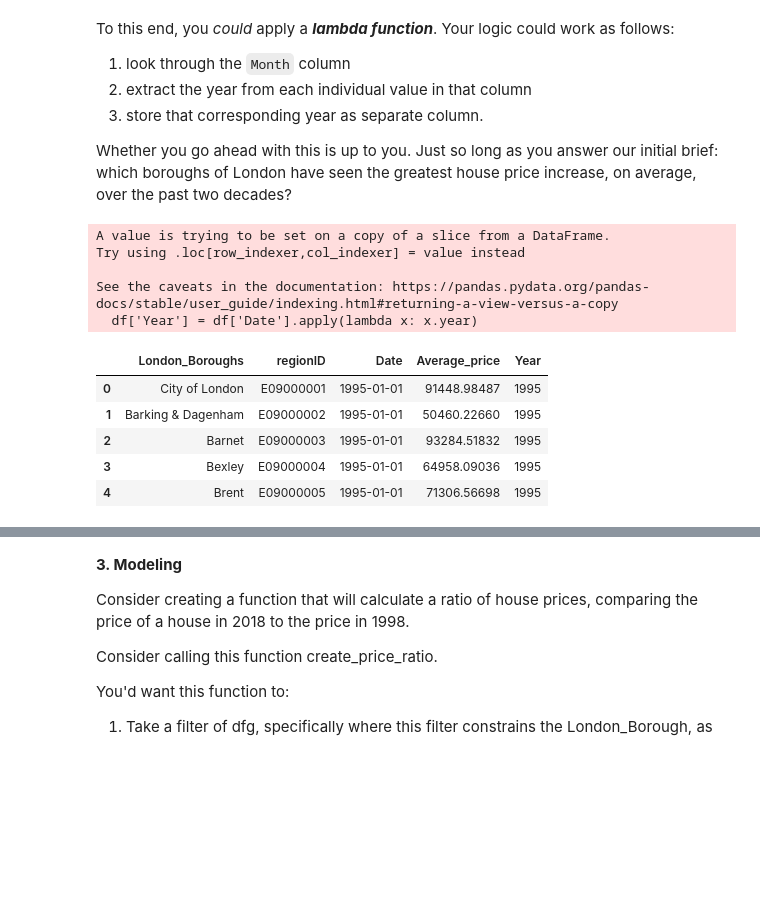
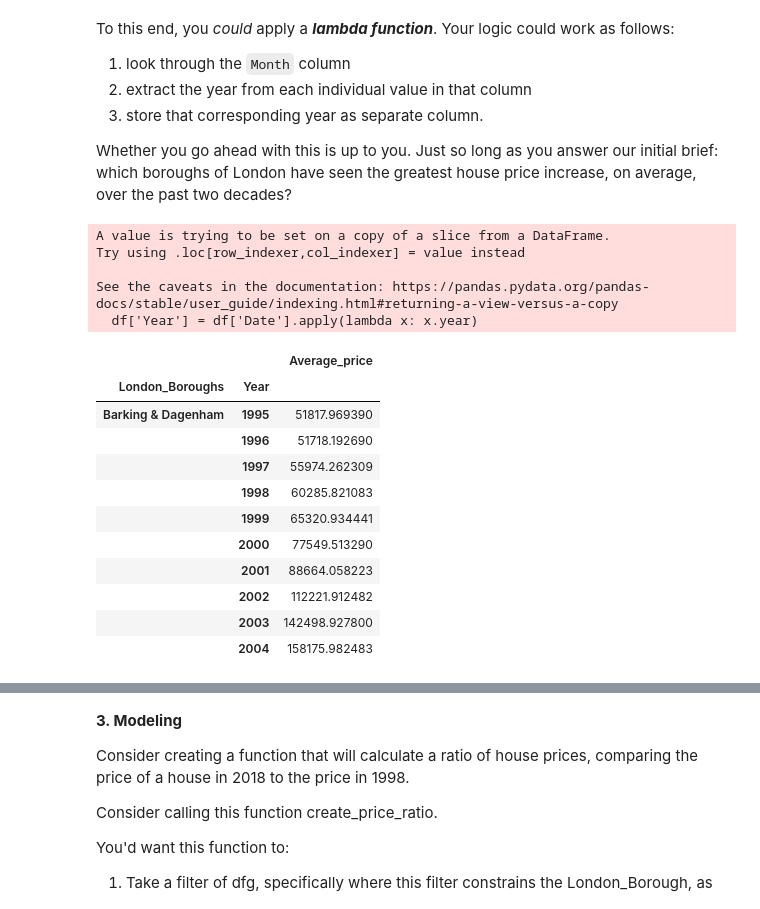
Before and after one commit to yepterence/london-housing-prices, a Jupyter notebook: Unit 4 Challenge - Tier 3.ipynb, the cells around one changed output, grey strips where cells are left out. Cells and saved outputs as stored; diff of their text form; code cells hidden in the pictures; blank space fills up the shorter version.

```diff
--- a/Unit 4 Challenge - Tier 3.ipynb
+++ b/Unit 4 Challenge - Tier 3.ipynb
@@ -284,16 +284,25 @@ Whether you go ahead with this is up to you. Just so long as you answer our init
 # %%
 # Create year column that extracts year value in Date column from df
 df['Year'] = df['Date'].apply(lambda x: x.year)
-df.head()
+# df.tail()
+# Group by Year and Boroughs
+annual_mean = df.groupby(['London_Boroughs', 'Year']).mean()
+annual_mean.head(10)
 # %% [output]
 A value is trying to be set on a copy of a slice from a DataFrame.
 Try using .loc[row_indexer,col_indexer] = value instead
 
 See the caveats in the documentation: https://pandas.pydata.org/pandas-docs/stable/user_guide/indexing.html#returning-a-view-versus-a-copy
   df['Year'] = df['Date'].apply(lambda x: x.year)
-|  | London_Boroughs | regionID | Date | Average_price | Year |
-| 0 | City of London | E09000001 | 1995-01-01 | 91448.98487 | 1995 |
-| 1 | Barking & Dagenham | E09000002 | 1995-01-01 | 50460.22660 | 1995 |
-| 2 | Barnet | E09000003 | 1995-01-01 | 93284.51832 | 1995 |
-| 3 | Bexley | E09000004 | 1995-01-01 | 64958.09036 | 1995 |
-| 4 | Brent | E09000005 | 1995-01-01 | 71306.56698 | 1995 |
+|  |  | Average_price |
+| London_Boroughs | Year |  |
+| Barking & Dagenham | 1995 | 51817.969390 |
+|  | 1996 | 51718.192690 |
+|  | 1997 | 55974.262309 |
+|  | 1998 | 60285.821083 |
+|  | 1999 | 65320.934441 |
+|  | 2000 | 77549.513290 |
+|  | 2001 | 88664.058223 |
+|  | 2002 | 112221.912482 |
+|  | 2003 | 142498.927800 |
+|  | 2004 | 158175.982483 |
```
Also changed, not shown: parts of 2 cells of this notebook.
